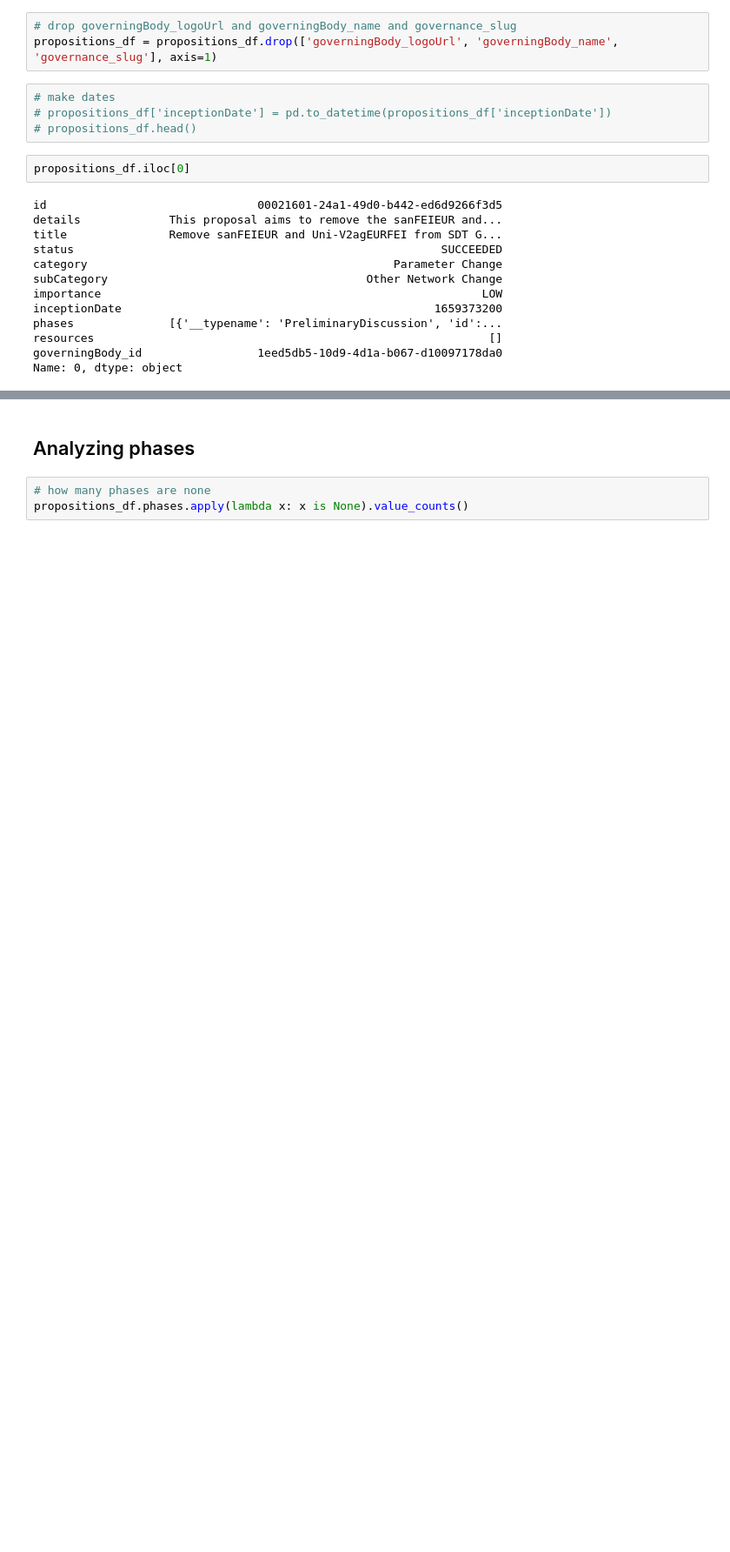
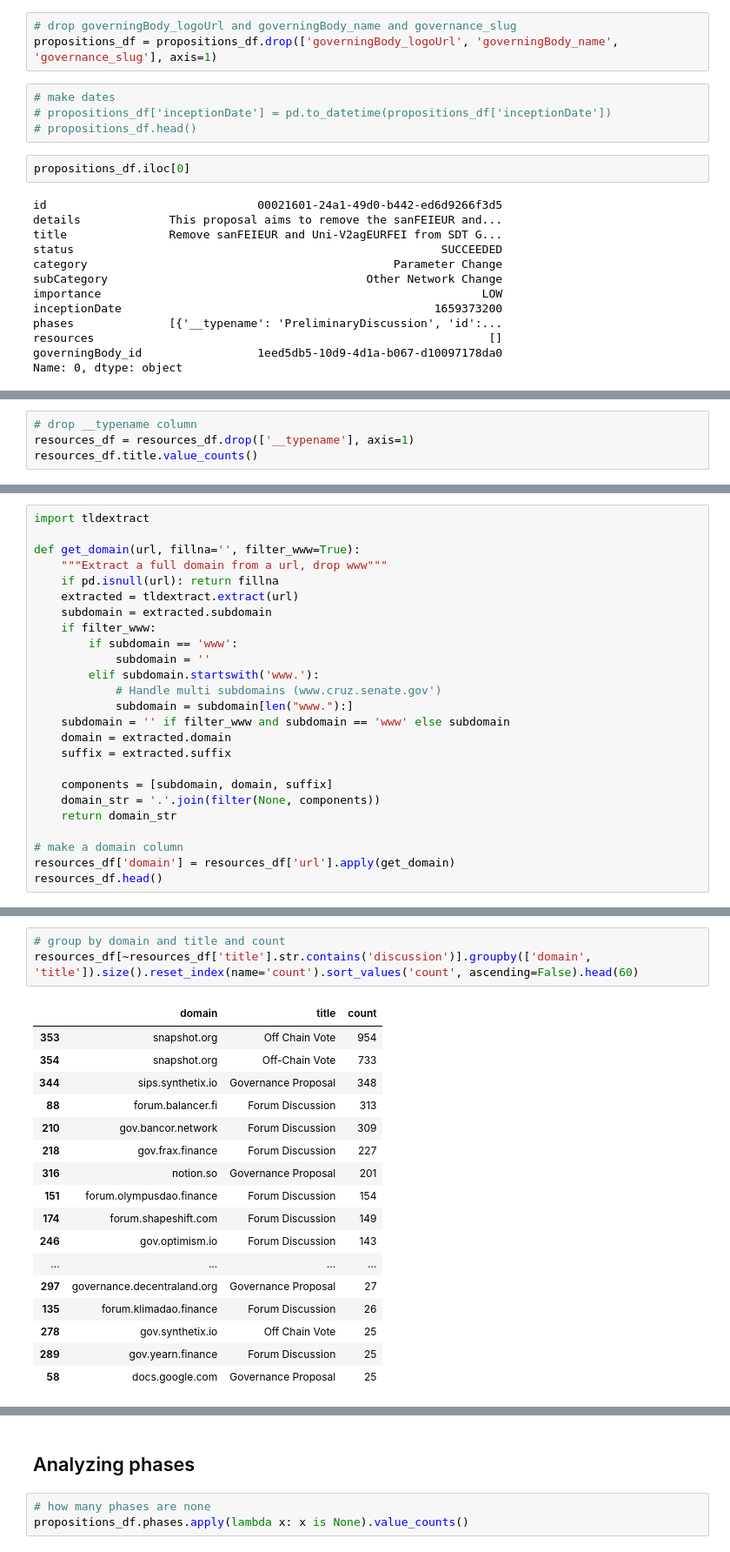
Before and after one commit to daviddavo/daos-verano, a Jupyter notebook: 2023-06-21 - Messari Investigation.ipynb, the cells around one changed output, grey strips where cells are left out. Shown at 87% size. Cells and saved outputs as stored; diff of their text form; blank space fills up the shorter version.

```diff
--- a/2023-06-21 - Messari Investigation.ipynb
+++ b/2023-06-21 - Messari Investigation.ipynb
@@ -214,0 +290,4 @@ propositions_df_without_phases.head()
+# %%
+# drop __typename column
+resources_df = resources_df.drop(['__typename'], axis=1)
+resources_df.title.value_counts()
@@ -214,0 +312,25 @@ propositions_df_without_phases.head()
+# %%
+import tldextract
+
+def get_domain(url, fillna='', filter_www=True):
+    """Extract a full domain from a url, drop www"""
+    if pd.isnull(url): return fillna
+    extracted = tldextract.extract(url)
+    subdomain = extracted.subdomain
+    if filter_www:
+        if subdomain == 'www':
+            subdomain = ''
+        elif subdomain.startswith('www.'):
+            # Handle multi subdomains (www.cruz.senate.gov')
+            subdomain = subdomain[len("www."):]
+    subdomain = '' if filter_www and subdomain == 'www' else subdomain
+    domain = extracted.domain
+    suffix = extracted.suffix
+
+    components = [subdomain, domain, suffix]
+    domain_str = '.'.join(filter(None, components))
+    return domain_str
+
+# make a domain column
+resources_df['domain'] = resources_df['url'].apply(get_domain)
+resources_df.head()
@@ -214,0 +344,21 @@ propositions_df_without_phases.head()
+# %%
+# group by domain and title and count
+resources_df[~resources_df['title'].str.contains('discussion')].groupby(['domain', 'title']).size().reset_index(name='count').sort_values('count', ascending=False).head(60)
+# %% [output]
+|  | domain | title | count |
+| 353 | snapshot.org | Off Chain Vote | 954 |
+| 354 | snapshot.org | Off-Chain Vote | 733 |
+| 344 | sips.synthetix.io | Governance Proposal | 348 |
+| 88 | forum.balancer.fi | Forum Discussion | 313 |
+| 210 | gov.bancor.network | Forum Discussion | 309 |
+| 218 | gov.frax.finance | Forum Discussion | 227 |
+| 316 | notion.so | Governance Proposal | 201 |
+| 151 | forum.olympusdao.finance | Forum Discussion | 154 |
+| 174 | forum.shapeshift.com | Forum Discussion | 149 |
+| 246 | gov.optimism.io | Forum Discussion | 143 |
+| ... | ... | ... | ... |
+| 297 | governance.decentraland.org | Governance Proposal | 27 |
+| 135 | forum.klimadao.finance | Forum Discussion | 26 |
+| 278 | gov.synthetix.io | Off Chain Vote | 25 |
+| 289 | gov.yearn.finance | Forum Discussion | 25 |
+| 58 | docs.google.com | Governance Proposal | 25 |
```
Also changed, not shown: parts of 17 cells of this notebook, 3 other files.
